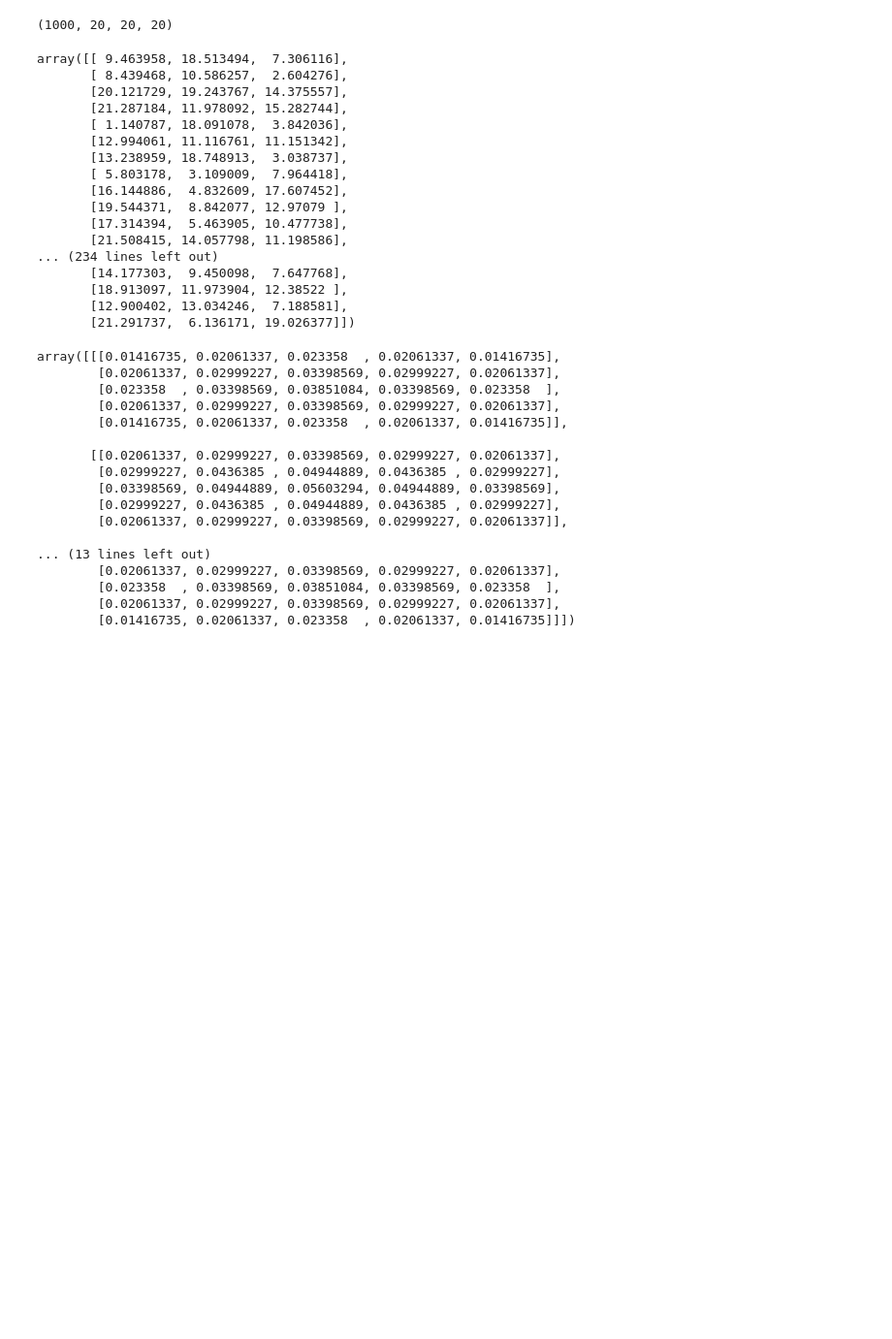
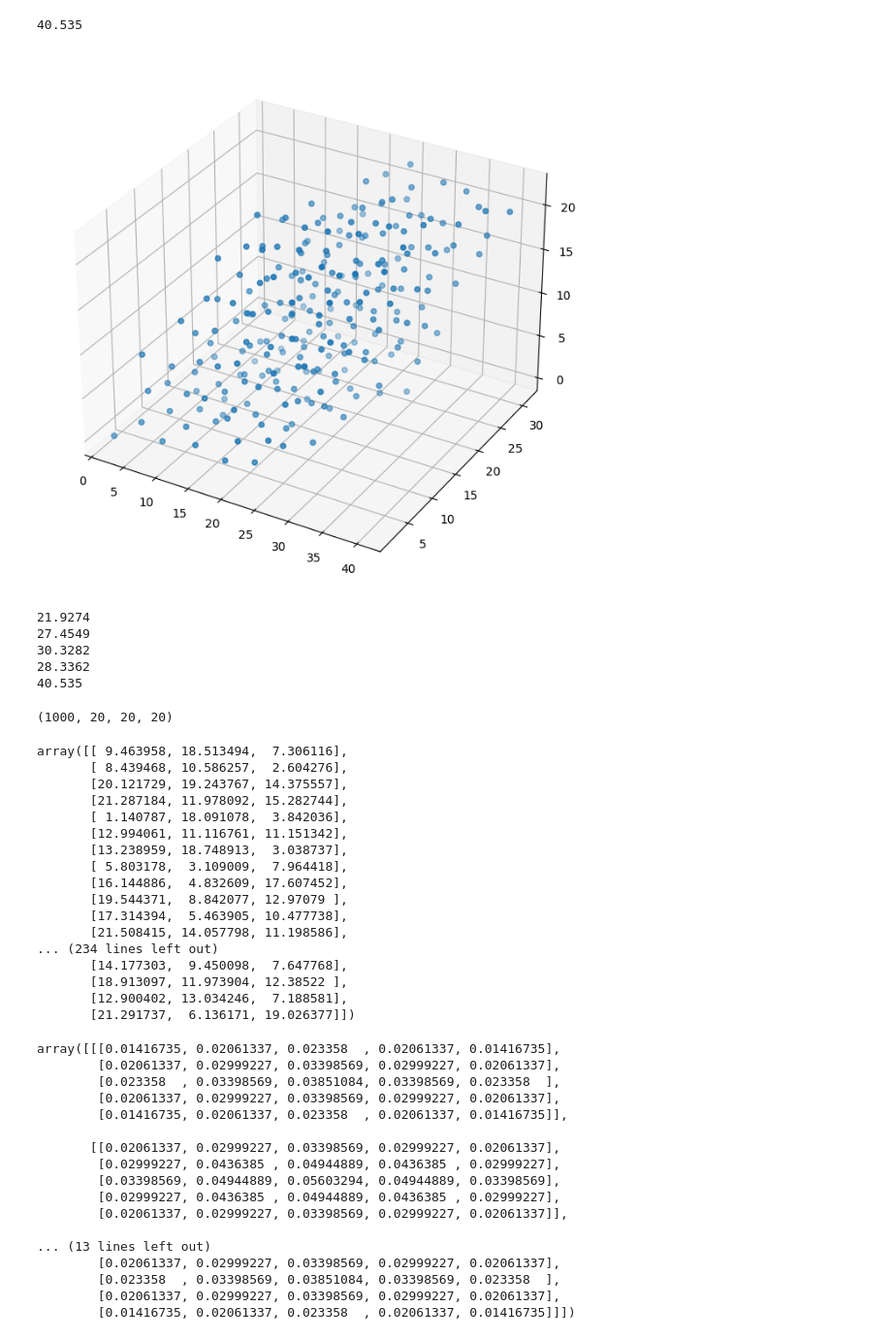
Before and after one commit to yaminbens/Proj23, a Jupyter notebook: DataManipulation.ipynb, the cells around one changed output. Shown at 97% size. Drawn from its saved outputs; the diff is of its cells as text; code cells hidden in the pictures; blank space fills up the shorter version.

Commit message:
new data man

```diff
--- a/DataManipulation.ipynb
+++ b/DataManipulation.ipynb
@@ -13,3 +25,27 @@ from scipy.stats import multivariate_normal
+# %%
+df[:,0].max()
+# %% [output]
+40.535
+# %%
+v = a.meta[:,1]-a.meta[:,0]
+coor = np.concatenate((df,df+(v[0],0,0),df+(0,v[1],0),df+(v[0],v[1],0),
+                       df+(0,0,v[2]), df+(v[0],0,v[2]),df+(0,v[1],v[2]),df+(v[0],v[1],v[2])))
+coor.shape
+fig = plt.figure(figsize=(8, 8))
+ax = fig.add_subplot(projection='3d')
+ax.scatter(df[:,0],df[:,1],df[:,2])
+plt.show()
+# %% [output]
+[figure, added]
+# %%
+a = DataGen(samples_num=5)
+df=a.df
+# %% [output]
+21.9274
+27.4549
+30.3282
+28.3362
+40.535
 # %%
 class DataGen:
     def __init__(self, filename = '../GpuLab/w_metadNa350_2/dump/pos.xyz', samples_num=1000 ,bin_num=20, gauss_len=5):
```
Also changed, not shown: parts of 7 cells of this notebook, 1 other file.
